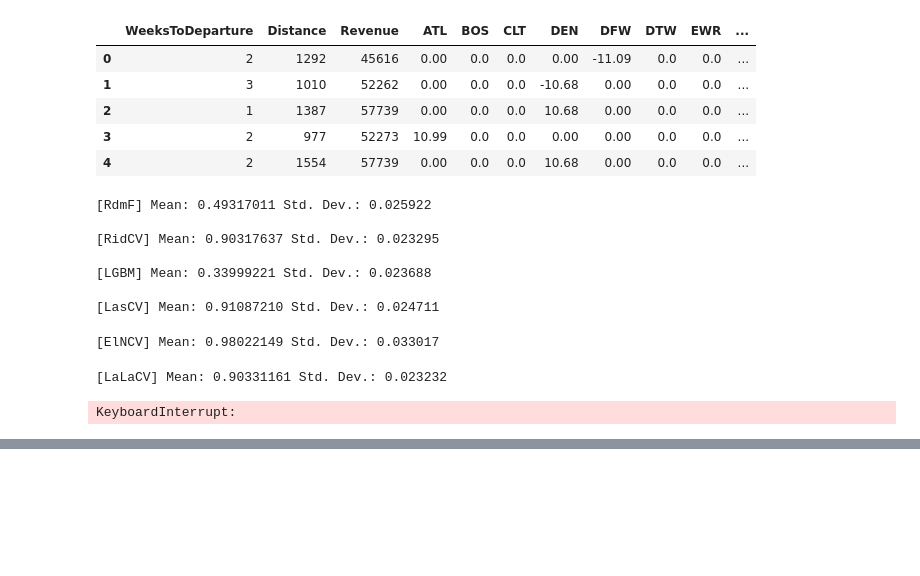
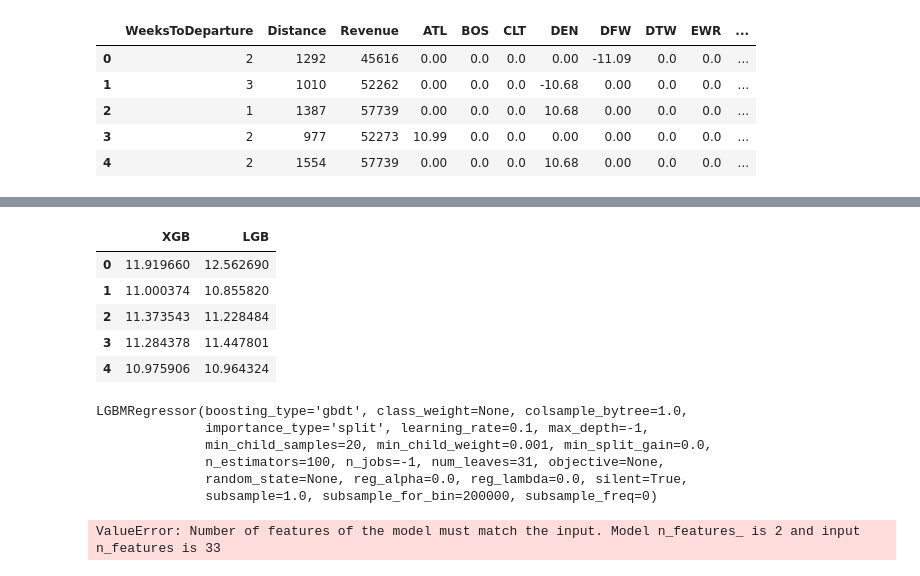
Before and after one commit to AdrienToulouse/Predicting_air_traffic, a Jupyter notebook: try several_models.ipynb, the cells around one changed output, grey strips where cells are left out. Saved outputs shown, nothing was run; the diff lists cells and outputs as text; code cells hidden in the pictures; blank space fills up the shorter version.

```diff
--- a/try several_models.ipynb
+++ b/try several_models.ipynb
@@ -161,21 +131,0 @@ models.append(("XGB", xgb.XGBRegressor(base_score=0.5, colsample_bylevel=1,
-# %%
-kfold = KFold(n_splits=10)
-
-def getCVResult(models, X_learning, Y_learning):
-  for name, model in models:
-     cv_results = cross_val_score(model, X_learning, Y_learning, scoring='neg_mean_squared_error', cv=kfold)
-     rmsd_scores = np.sqrt(-cv_results)
-     print("\n[%s] Mean: %.8f Std. Dev.: %8f" %(name, rmsd_scores.mean(), rmsd_scores.std()))
-
-getCVResult(models, X_encoded, y_array)
-# %% [output]
-[RdmF] Mean: 0.49317011 Std. Dev.: 0.025922
-
-[RidCV] Mean: 0.90317637 Std. Dev.: 0.023295
-
-[LGBM] Mean: 0.33999221 Std. Dev.: 0.023688
-
-[LasCV] Mean: 0.91087210 Std. Dev.: 0.024711
-[ElNCV] Mean: 0.98022149 Std. Dev.: 0.033017
-[LaLaCV] Mean: 0.90331161 Std. Dev.: 0.023232
-KeyboardInterrupt:
@@ -181,0 +140,14 @@ KeyboardInterrupt:
+# %%
+regXGB = XGBRegressor()
+regLGB = LGBMRegressor()
+regRdmF = RandomForestRegressor(n_estimators=50, max_depth=80, max_features=20)
+reg = LGBMRegressor()
+# %%
+regXGB.fit(X_encoded, y_array)
+regLGB.fit(X_encoded, y_array)
+XGB = regXGB.predict(X_encoded)
+LGB = regLGB.predict(X_encoded)
+
+prediction = pd.DataFrame({'XGB': XGB, 'LGB': LGB})
+prediction.head()
+# %% [output]
@@ -181,0 +155,19 @@ KeyboardInterrupt:
+|  | XGB | LGB |
+| 0 | 11.919660 | 12.562690 |
+| 1 | 11.000374 | 10.855820 |
+| 2 | 11.373543 | 11.228484 |
+| 3 | 11.284378 | 11.447801 |
+| 4 | 10.975906 | 10.964324 |
+# %%
+reg.fit(prediction, y_array)
+# %% [output]
+LGBMRegressor(boosting_type='gbdt', class_weight=None, colsample_bytree=1.0,
+              importance_type='split', learning_rate=0.1, max_depth=-1,
+              min_child_samples=20, min_child_weight=0.001, min_split_gain=0.0,
+              n_estimators=100, n_jobs=-1, num_leaves=31, objective=None,
+              random_state=None, reg_alpha=0.0, reg_lambda=0.0, silent=True,
+              subsample=1.0, subsample_for_bin=200000, subsample_freq=0)
+# %%
+reg.predict(X_encoded)
+# %% [output]
+ValueError: Number of features of the model must match the input. Model n_features_ is 2 and input n_features is 33
```
Also changed, not shown: parts of 4 cells of this notebook, 4 other files.
